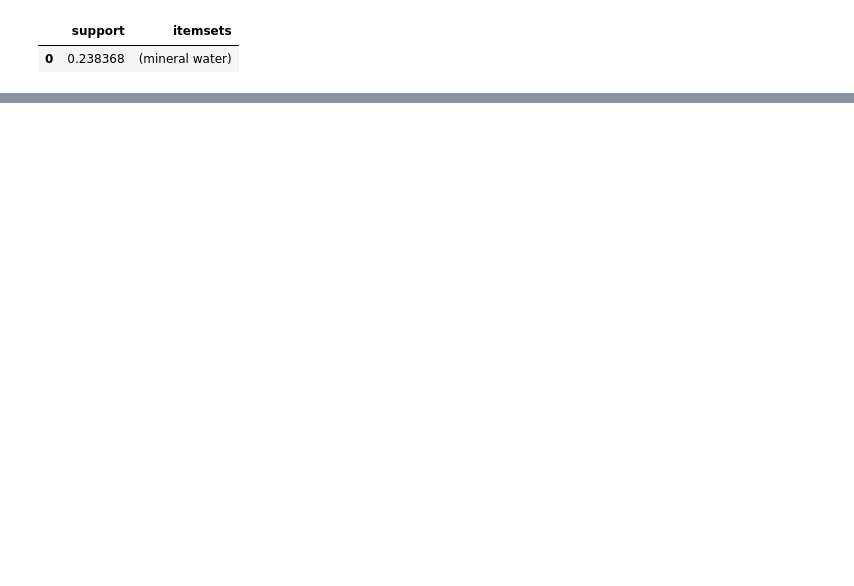
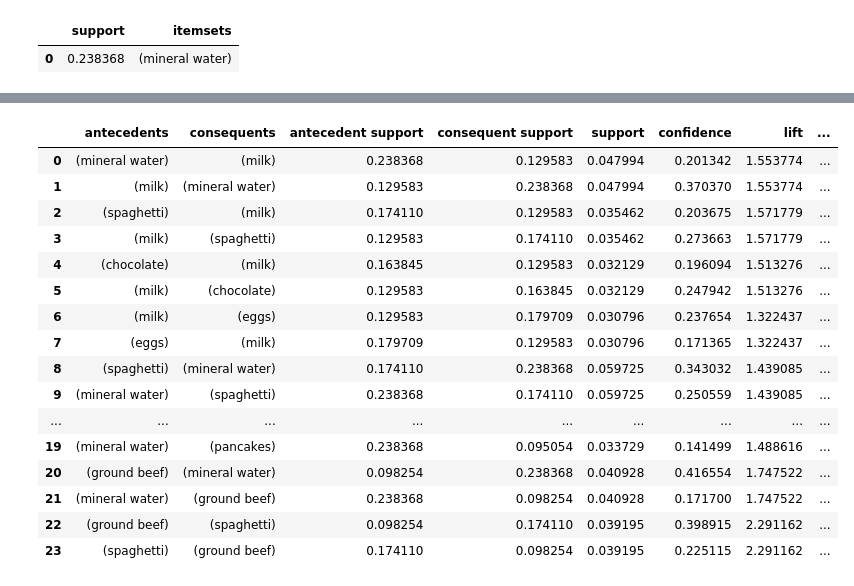
Before and after one commit to nnrtgt/dma1, a Jupyter notebook: 199DataMiningAssignment.ipynb, the cells around one changed output, grey strips where cells are left out. Cells and saved outputs as stored; diff of their text form; code cells hidden in the pictures; blank space fills up the shorter version.

```diff
--- a/199DataMiningAssignment.ipynb
+++ b/199DataMiningAssignment.ipynb
@@ -324,0 +500,21 @@ association_rules(frequent_itemsets, metric="confidence", min_threshold=0.03)
+# %%
+rules["antecedent_len"] = rules["antecedents"].apply(lambda x: len(x))
+rules
+# %% [output]
+|  | antecedents | consequents | antecedent support | consequent support | support | confidence | lift | ... |
+| 0 | (mineral water) | (milk) | 0.238368 | 0.129583 | 0.047994 | 0.201342 | 1.553774 | ... |
+| 1 | (milk) | (mineral water) | 0.129583 | 0.238368 | 0.047994 | 0.370370 | 1.553774 | ... |
+| 2 | (spaghetti) | (milk) | 0.174110 | 0.129583 | 0.035462 | 0.203675 | 1.571779 | ... |
+| 3 | (milk) | (spaghetti) | 0.129583 | 0.174110 | 0.035462 | 0.273663 | 1.571779 | ... |
+| 4 | (chocolate) | (milk) | 0.163845 | 0.129583 | 0.032129 | 0.196094 | 1.513276 | ... |
+| 5 | (milk) | (chocolate) | 0.129583 | 0.163845 | 0.032129 | 0.247942 | 1.513276 | ... |
+| 6 | (milk) | (eggs) | 0.129583 | 0.179709 | 0.030796 | 0.237654 | 1.322437 | ... |
+| 7 | (eggs) | (milk) | 0.179709 | 0.129583 | 0.030796 | 0.171365 | 1.322437 | ... |
+| 8 | (spaghetti) | (mineral water) | 0.174110 | 0.238368 | 0.059725 | 0.343032 | 1.439085 | ... |
+| 9 | (mineral water) | (spaghetti) | 0.238368 | 0.174110 | 0.059725 | 0.250559 | 1.439085 | ... |
+| ... | ... | ... | ... | ... | ... | ... | ... | ... |
+| 19 | (mineral water) | (pancakes) | 0.238368 | 0.095054 | 0.033729 | 0.141499 | 1.488616 | ... |
+| 20 | (ground beef) | (mineral water) | 0.098254 | 0.238368 | 0.040928 | 0.416554 | 1.747522 | ... |
+| 21 | (mineral water) | (ground beef) | 0.238368 | 0.098254 | 0.040928 | 0.171700 | 1.747522 | ... |
+| 22 | (ground beef) | (spaghetti) | 0.098254 | 0.174110 | 0.039195 | 0.398915 | 2.291162 | ... |
+| 23 | (spaghetti) | (ground beef) | 0.174110 | 0.098254 | 0.039195 | 0.225115 | 2.291162 | ... |
```
Also changed, not shown: parts of 26 cells of this notebook.
